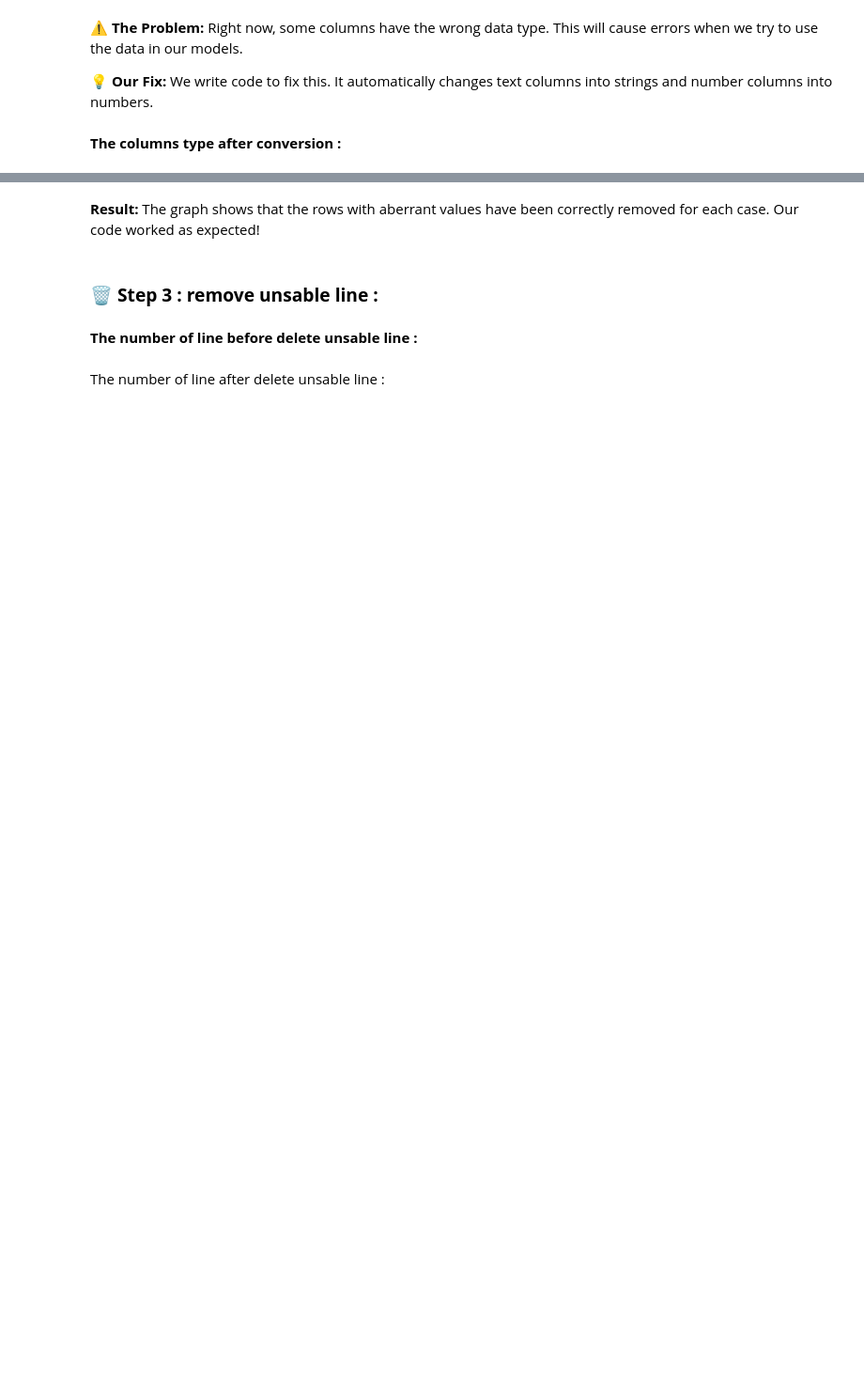
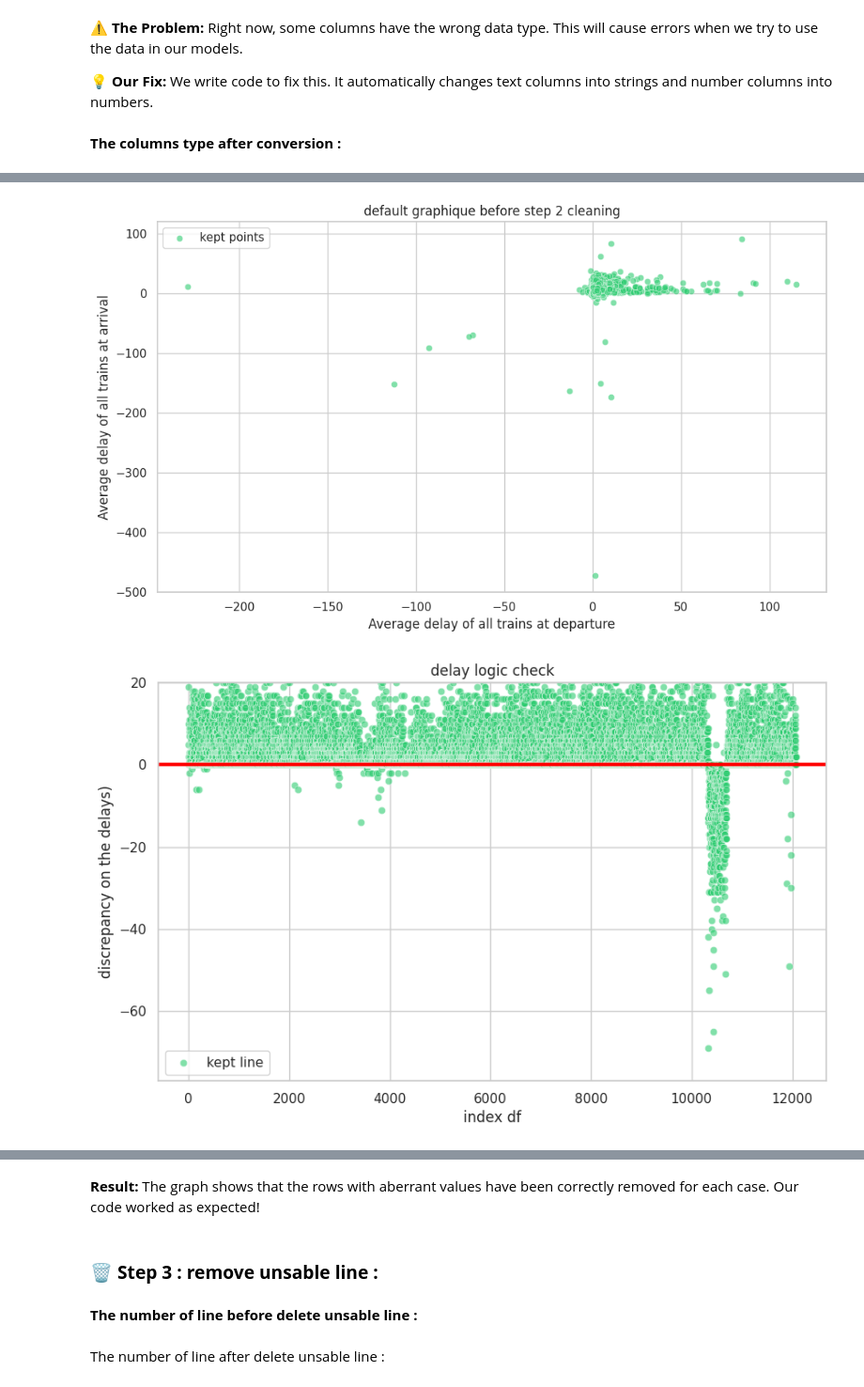
Before and after one commit to comeChaslerie/Tardis, a Jupyter notebook: tardis_eda.ipynb, the cells around one changed output, grey strips where cells are left out. Shown at 94% size. Drawn from its saved outputs; the diff is of its cells as text; code cells hidden in the pictures; blank space fills up the shorter version.

Commit message:
feat(tardis_eda.ipynb) add graphics to image the cleaning data

```diff
--- a/tardis_eda.ipynb
+++ b/tardis_eda.ipynb
@@ -114,8 +132,6 @@ for col_num in cols_to_num:
 for col_str in cols_to_string:
     #convert columns to a str type
     df[col_str] = df[col_str].astype("string")
-    #put the string in UPPER
-    df[col_str] = df[col_str].str.upper()
 #convert columns 'Date' to a datetime type with format year-month
 df['Date'] = pd.to_datetime(df['Date'], format='%Y-%m', errors='coerce')
 #Keep only the months and years to ensure the data has the same format.
@@ -148,0 +223,31 @@ print(df.dtypes)
+# %%
+import seaborn as sns
+import matplotlib.pyplot as plt
+import pandas as pd
+
+def point_graph_delays(dataset, graph, couleur, label):
+    diff1 = dataset['Number of trains delayed at arrival'] - dataset['Number of trains delayed > 15min']
+    diff2 = dataset['Number of trains delayed > 15min'] - dataset['Number of trains delayed > 30min']
+    diff3 = dataset['Number of trains delayed > 30min'] - dataset['Number of trains delayed > 60min']
+    var_Y = pd.concat([diff1, diff2, diff3], axis=1).min(axis=1)
+    sns.scatterplot(
+        data=dataset,
+        y=var_Y,
+        x=var_Y.index,
+        color=couleur,
+        alpha=0.6,
+        label=label,
+        ax=graph
+    )
+    graph.set_xlabel("index df")
+    graph.set_ylabel("discrepancy on the delays)")
+
+def invalid_delay_graph(old_df, current_df):
+    df_removed = old_df.drop(index=current_df.index, errors='ignore')
+    fig, ax = plt.subplots(figsize=(10, 6))
+    point_graph_delays(df_removed, ax, "#e74c3c", "delete line")
+    point_graph_delays(current_df, ax, "#2ecc71", "kept line")
+    ax.set_title("delay logic check")
+    plt.ylim(top=20)
+    plt.axhline(y=0, color='red', linewidth=3)
+    plt.show()
@@ -148,0 +257,7 @@ print(df.dtypes)
+# %%
+scatterplot_graphique(df, df, "default graphique before step 2 cleaning", "Average delay of all trains at departure", "Average delay of all trains at arrival")
+invalid_delay_graph(df, df)
+invalid_nb_cancel_graph(df, df)
+# %% [output]
+[figure, added]
+[figure, added]
```
Also changed, not shown: parts of 37 cells of this notebook.
